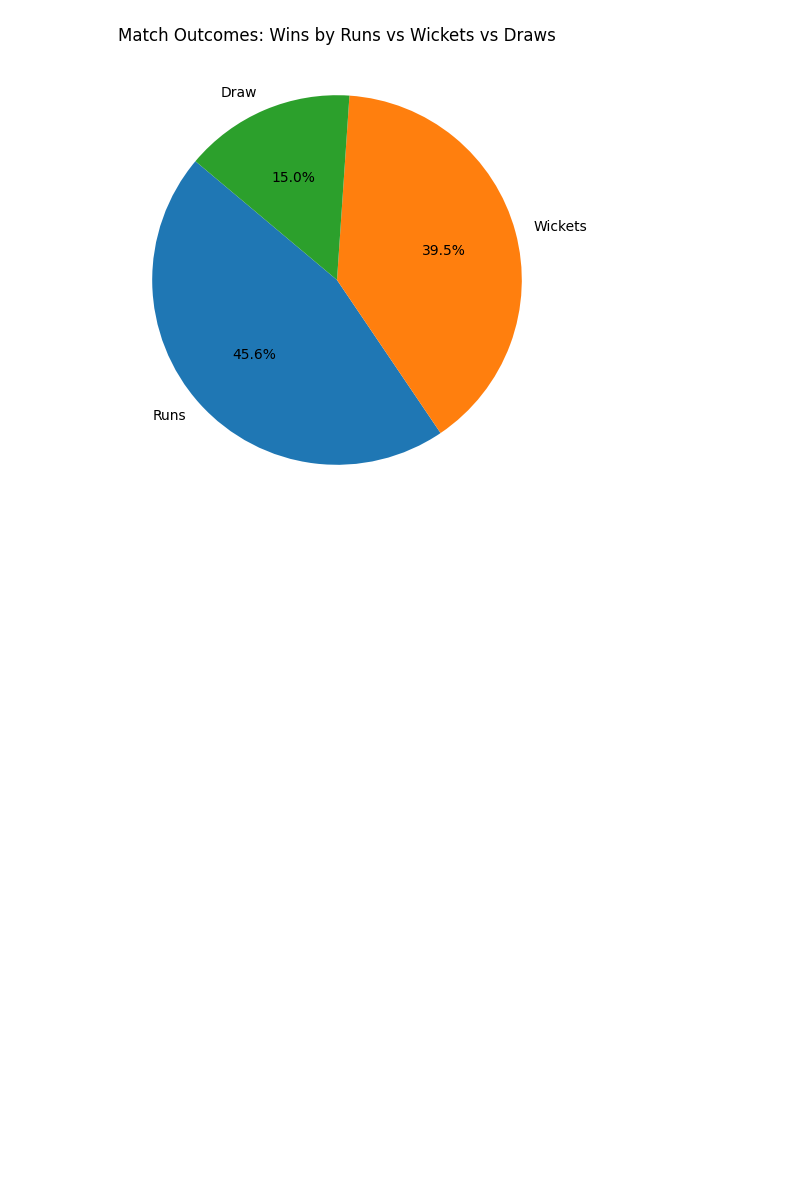
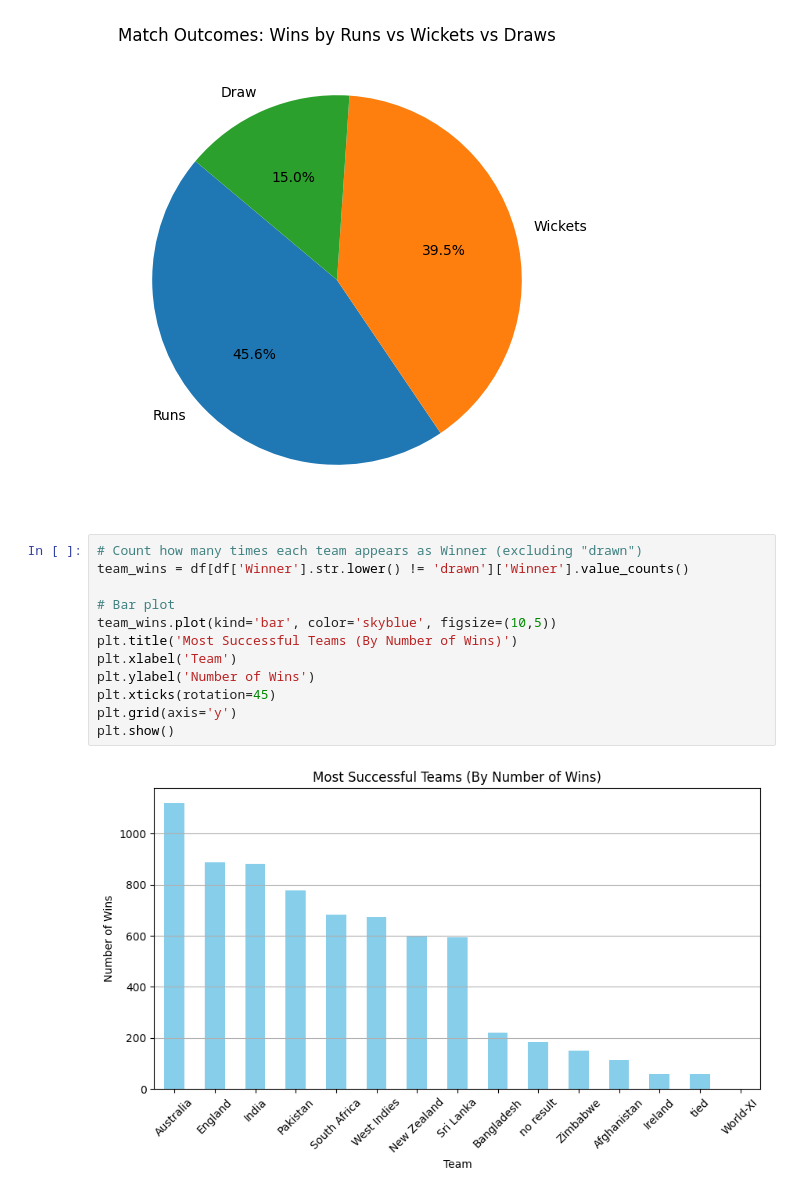
Before and after one commit to Ayesha-Rimione/Predicting-Test-Match-Winners, a Jupyter notebook: Project.ipynb, the cells around one changed output. Saved outputs shown, nothing was run; the diff lists cells and outputs as text; blank space fills up the shorter version.

```diff
--- a/Project.ipynb
+++ b/Project.ipynb
@@ -321,3 +321,17 @@ plt.title('Match Outcomes: Wins by Runs vs Wickets vs Draws')
 plt.show()
 # %% [output]
 [figure]
+# %%
+# Count how many times each team appears as Winner (excluding "drawn")
+team_wins = df[df['Winner'].str.lower() != 'drawn']['Winner'].value_counts()
+
+# Bar plot
+team_wins.plot(kind='bar', color='skyblue', figsize=(10,5))
+plt.title('Most Successful Teams (By Number of Wins)')
+plt.xlabel('Team')
+plt.ylabel('Number of Wins')
+plt.xticks(rotation=45)
+plt.grid(axis='y')
+plt.show()
+# %% [output]
+[figure, added]
```
Also changed, not shown: parts of 3 cells of this notebook.
